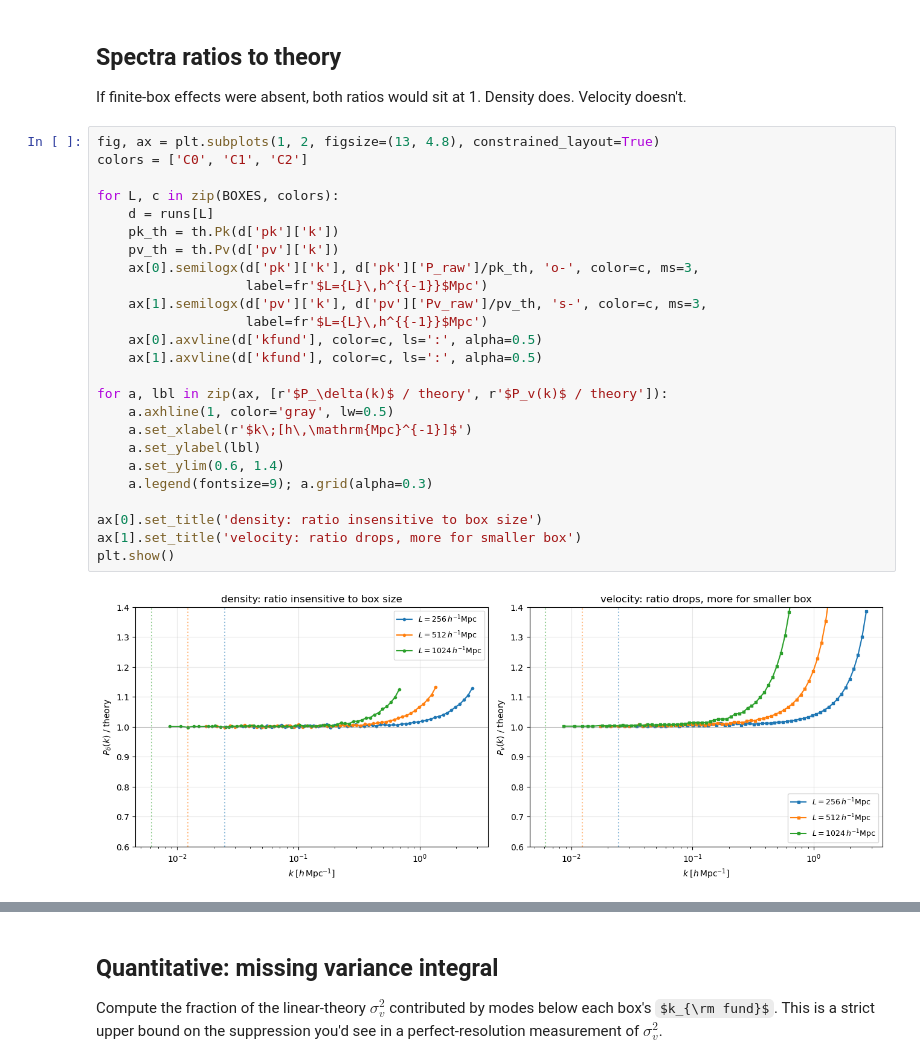
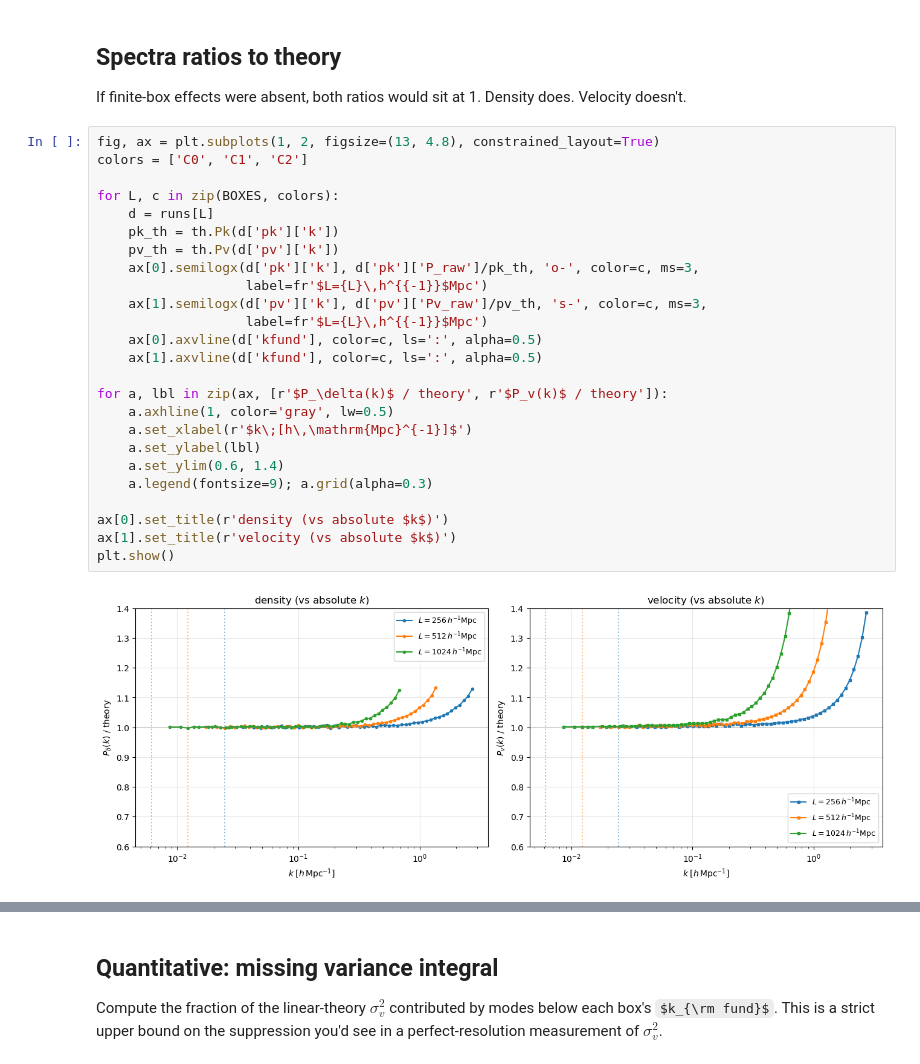
Before and after one commit to jeonggyukim/cosmo-sim, a Jupyter notebook: notebooks/02_box_size_sensitivity.ipynb, the cells around one changed output, grey strips where cells are left out. Drawn from its saved outputs; the diff is of its cells as text; some formulas as TeX source.

```diff
--- a/notebooks/02_box_size_sensitivity.ipynb
+++ b/notebooks/02_box_size_sensitivity.ipynb
@@ -69,27 +69,27 @@ If finite-box effects were absent, both ratios would sit at 1. Density does. Vel
 # %%
 fig, ax = plt.subplots(1, 2, figsize=(13, 4.8), constrained_layout=True)
 colors = ['C0', 'C1', 'C2']
 
 for L, c in zip(BOXES, colors):
     d = runs[L]
     pk_th = th.Pk(d['pk']['k'])
     pv_th = th.Pv(d['pv']['k'])
     ax[0].semilogx(d['pk']['k'], d['pk']['P_raw']/pk_th, 'o-', color=c, ms=3,
                    label=fr'$L={L}\,h^{{-1}}$Mpc')
     ax[1].semilogx(d['pv']['k'], d['pv']['Pv_raw']/pv_th, 's-', color=c, ms=3,
                    label=fr'$L={L}\,h^{{-1}}$Mpc')
     ax[0].axvline(d['kfund'], color=c, ls=':', alpha=0.5)
     ax[1].axvline(d['kfund'], color=c, ls=':', alpha=0.5)
 
 for a, lbl in zip(ax, [r'$P_\delta(k)$ / theory', r'$P_v(k)$ / theory']):
     a.axhline(1, color='gray', lw=0.5)
     a.set_xlabel(r'$k\;[h\,\mathrm{Mpc}^{-1}]$')
     a.set_ylabel(lbl)
     a.set_ylim(0.6, 1.4)
     a.legend(fontsize=9); a.grid(alpha=0.3)
 
-ax[0].set_title('density: ratio insensitive to box size')
-ax[1].set_title('velocity: ratio drops, more for smaller box')
+ax[0].set_title(r'density (vs absolute $k$)')
+ax[1].set_title(r'velocity (vs absolute $k$)')
 plt.show()
 # %% [output]
-[figure, old version]
+[figure, new version]
```
Also changed, not shown: parts of 4 cells of this notebook.
